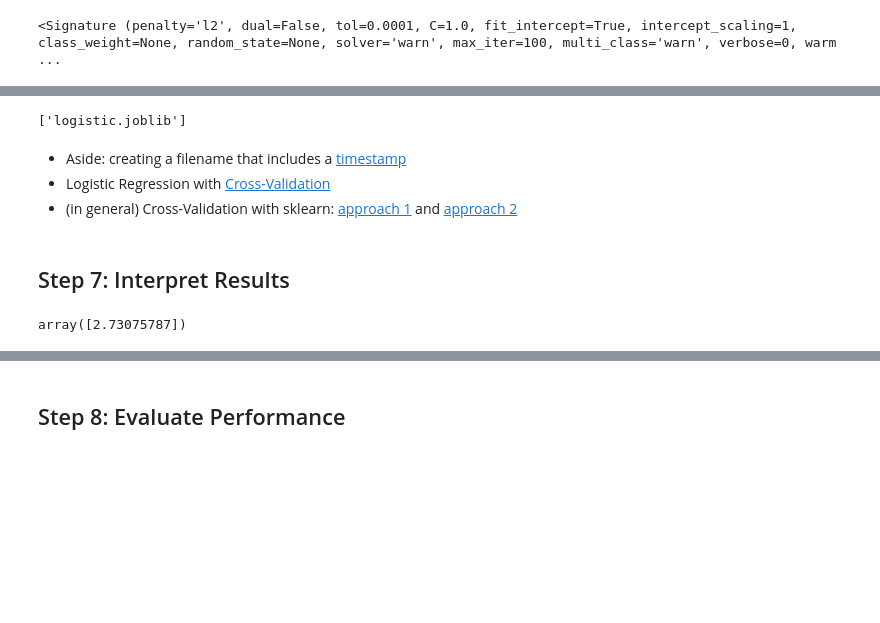
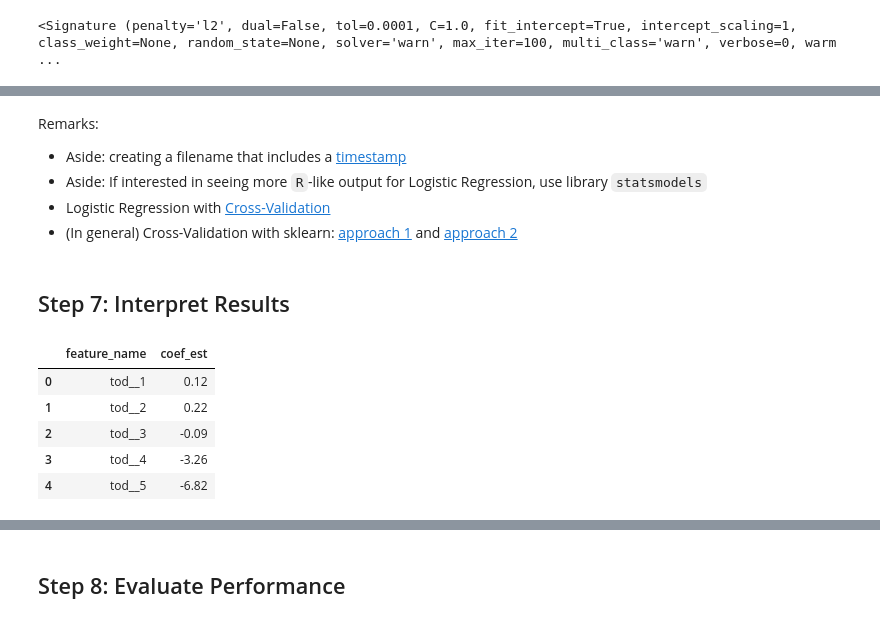
Before and after one commit to winter777/Stats-404-W19-Statistical-Computing, a Jupyter notebook: Class3/Intro-to-sklearn.ipynb, the cells around one changed output, grey strips where cells are left out. Cells and saved outputs as stored; diff of their text form; code cells hidden in the pictures; blank space fills up the shorter version.

```diff
--- a/Class3/Intro-to-sklearn.ipynb
+++ b/Class3/Intro-to-sklearn.ipynb
@@ -106,7 +107,17 @@ Counter({'AA': 525220,
 # Similar to function introduced in Class 2:
 
 def delays_requiring_compensation(arrival_delay, departure_delay):
-    """Fcn to return if arrival and/or departure delay resulted in passenger compensation."""
+    """Fcn to return if arrival and/or departure delay resulted in passenger
+       compensation.
+
+       Arguments:
+           - arrival_delay:   delay in minutes
+           - departure_delay: delay in minutes
+
+       Returns:
+           - number of delays (arrival and or departure) that were delayed
+             so long that passenger got compensated
+    """
     count = 0
     if (arrival_delay/60.0 >= 3) | (departure_delay/60.0 >= 2):
         # If arrival delay is 3+ hours, or if departure delay is 2+ hours:
@@ -272,7 +287,7 @@ est_model = LogisticRegression(penalty="l2",
                                class_weight='balanced',
                                random_state=2019,
                                max_iter=10000,
-                               solver='saga')
+                               solver='lbfgs')
 # %%
 est_model
 # %% [output]
@@ -288,16 +303,34 @@ dump(est_model, 'logistic.joblib')
 
 ## Load saved model:
 # est_model = load('logistic.joblib')
-# %% [output]
-['logistic.joblib']
 # %% [markdown]
+Remarks:
 - Aside: creating a filename that includes a [timestamp](https://stackoverflow.com/questions/10607688/how-to-create-a-file-name-with-the-current-date-time-in-python)
+- Aside: If interested in seeing more `R`-like output for Logistic Regression, use library `statsmodels`
 - Logistic Regression with [Cross-Validation](https://scikit-learn.org/stable/modules/generated/sklearn.linear_model.LogisticRegressionCV.html)
-- (in general) Cross-Validation with sklearn: [approach 1](https://scikit-learn.org/stable/modules/generated/sklearn.model_selection.GridSearchCV.html) and [approach 2](https://scikit-learn.org/0.16/modules/generated/sklearn.grid_search.GridSearchCV.html)
+- (In general) Cross-Validation with sklearn: [approach 1](https://scikit-learn.org/stable/modules/generated/sklearn.model_selection.GridSearchCV.html) and [approach 2](https://scikit-learn.org/0.16/modules/generated/sklearn.grid_search.GridSearchCV.html)
 # %% [markdown]
 ## Step 7: Interpret Results
-# %%
-est_model.intercept_
-# %% [output]
-array([2.73075787])
+# %%
+# DataFrame of feature coefficients:
+coefficients = [round(x, 2) for x in est_model.coef_.tolist()[0]]
+coef_df = pd.concat([pd.DataFrame(X.columns),
+                     pd.DataFrame(coefficients)],
+                    axis = 1)
+coef_df.columns = ["feature_name", "coef_est"]
+
+# DataFrame of intercept coefficient:
+intercept_df = pd.DataFrame(["intercept", est_model.intercept_.tolist()[0]]).T
+intercept_df.columns = ["feature_name", "coef_est"]
+
+# Combined DataFrame:
+coef_df = coef_df.append(intercept_df)
+coef_df.head()
+# %% [output]
+|  | feature_name | coef_est |
+| 0 | tod__1 | 0.12 |
+| 1 | tod__2 | 0.22 |
+| 2 | tod__3 | -0.09 |
+| 3 | tod__4 | -3.26 |
+| 4 | tod__5 | -6.82 |
 # %%
```
Also changed, not shown: parts of 43 cells of this notebook.
